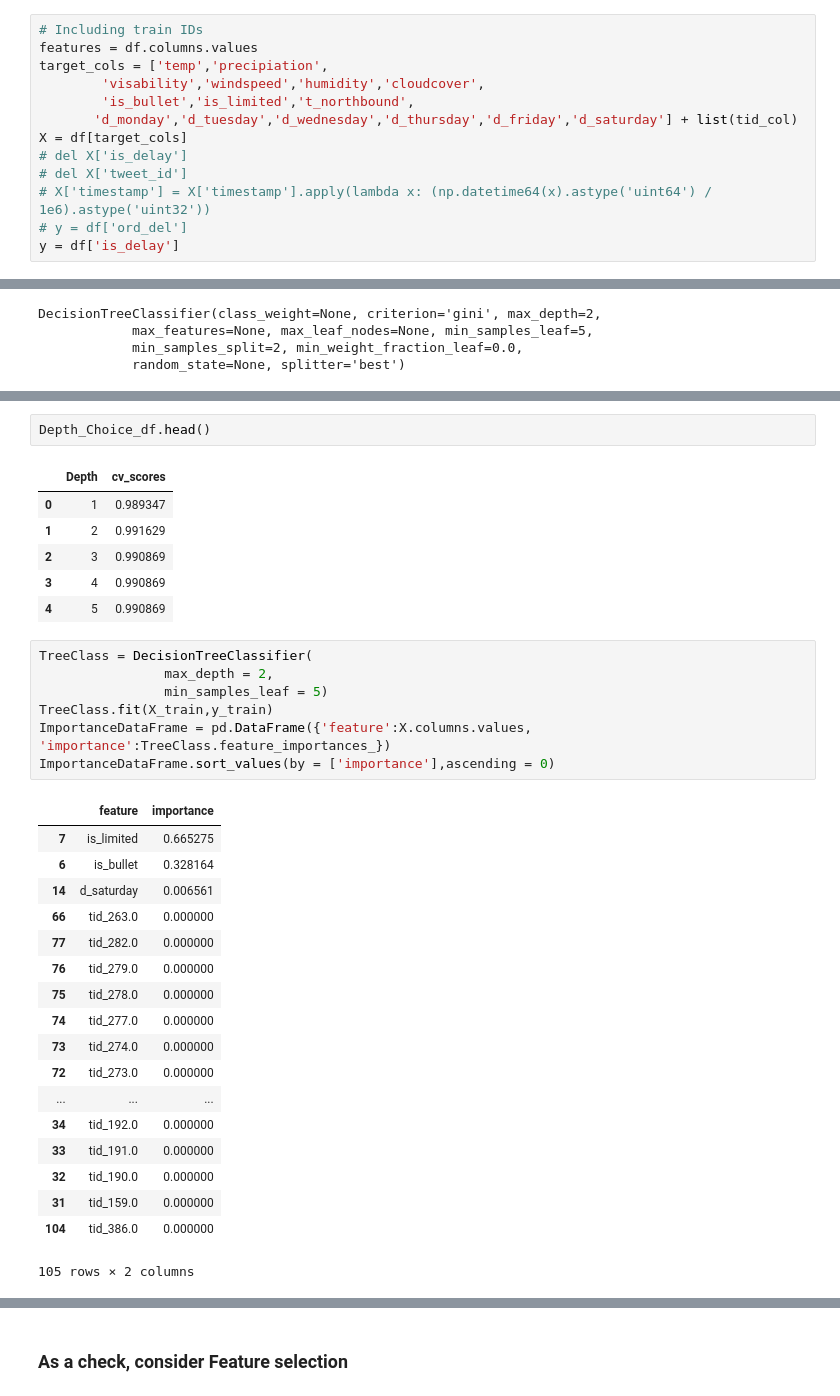
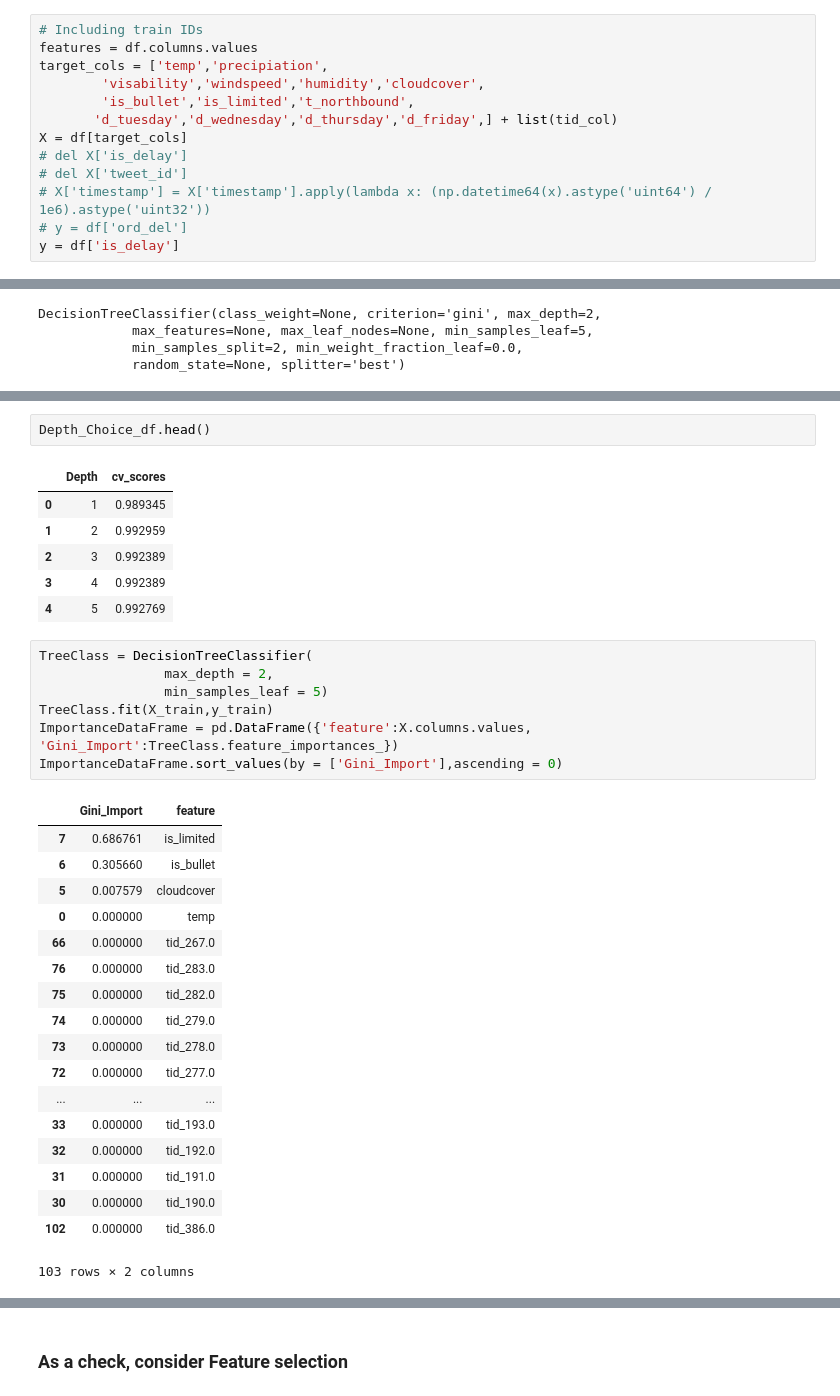
Before and after one commit to lovettbarron/caltrain-predict, a Jupyter notebook: 07focus_decision_tree.ipynb, the cells around one changed output, grey strips where cells are left out. Cells and saved outputs as stored; diff of their text form.

Commit message:
Revised w/ decision tree and presentation

```diff
--- a/07focus_decision_tree.ipynb
+++ b/07focus_decision_tree.ipynb
@@ -56,7 +56,7 @@ features = df.columns.values
 target_cols = ['temp','precipiation',
         'visability','windspeed','humidity','cloudcover',
         'is_bullet','is_limited','t_northbound',
-       'd_monday','d_tuesday','d_wednesday','d_thursday','d_friday','d_saturday'] + list(tid_col)
+       'd_tuesday','d_wednesday','d_thursday','d_friday',] + list(tid_col)
 X = df[target_cols]
 # del X['is_delay']
 # del X['tweet_id']
@@ -124,34 +124,34 @@ Depth_Choice_df.plot(x ='Depth',y = 'cv_scores' )
 Depth_Choice_df.head()
 # %% [output]
 |  | Depth | cv_scores |
-| 0 | 1 | 0.989347 |
-| 1 | 2 | 0.991629 |
-| 2 | 3 | 0.990869 |
-| 3 | 4 | 0.990869 |
-| 4 | 5 | 0.990869 |
+| 0 | 1 | 0.989345 |
+| 1 | 2 | 0.992959 |
+| 2 | 3 | 0.992389 |
+| 3 | 4 | 0.992389 |
+| 4 | 5 | 0.992769 |
 # %%
 TreeClass = DecisionTreeClassifier(
                 max_depth = 2,
                 min_samples_leaf = 5)
 TreeClass.fit(X_train,y_train)
-ImportanceDataFrame = pd.DataFrame({'feature':X.columns.values, 'importance':TreeClass.feature_importances_})
-ImportanceDataFrame.sort_values(by = ['importance'],ascending = 0)
+ImportanceDataFrame = pd.DataFrame({'feature':X.columns.values, 'Gini_Import':TreeClass.feature_importances_})
+ImportanceDataFrame.sort_values(by = ['Gini_Import'],ascending = 0)
 # %% [output]
-|  | feature | importance |
-| 7 | is_limited | 0.665275 |
-| 6 | is_bullet | 0.328164 |
-| 14 | d_saturday | 0.006561 |
-| 66 | tid_263.0 | 0.000000 |
-| 77 | tid_282.0 | 0.000000 |
-| 76 | tid_279.0 | 0.000000 |
-| 75 | tid_278.0 | 0.000000 |
-| 74 | tid_277.0 | 0.000000 |
-| 73 | tid_274.0 | 0.000000 |
-| 72 | tid_273.0 | 0.000000 |
+|  | Gini_Import | feature |
+| 7 | 0.686761 | is_limited |
+| 6 | 0.305660 | is_bullet |
+| 5 | 0.007579 | cloudcover |
+| 0 | 0.000000 | temp |
+| 66 | 0.000000 | tid_267.0 |
+| 76 | 0.000000 | tid_283.0 |
+| 75 | 0.000000 | tid_282.0 |
+| 74 | 0.000000 | tid_279.0 |
+| 73 | 0.000000 | tid_278.0 |
+| 72 | 0.000000 | tid_277.0 |
 | ... | ... | ... |
-| 34 | tid_192.0 | 0.000000 |
-| 33 | tid_191.0 | 0.000000 |
-| 32 | tid_190.0 | 0.000000 |
-| 31 | tid_159.0 | 0.000000 |
-| 104 | tid_386.0 | 0.000000 |
+| 33 | 0.000000 | tid_193.0 |
+| 32 | 0.000000 | tid_192.0 |
+| 31 | 0.000000 | tid_191.0 |
+| 30 | 0.000000 | tid_190.0 |
+| 102 | 0.000000 | tid_386.0 |
-105 rows × 2 columns
+103 rows × 2 columns
```
Also changed, not shown: parts of 11 cells of this notebook, 1 other file.
